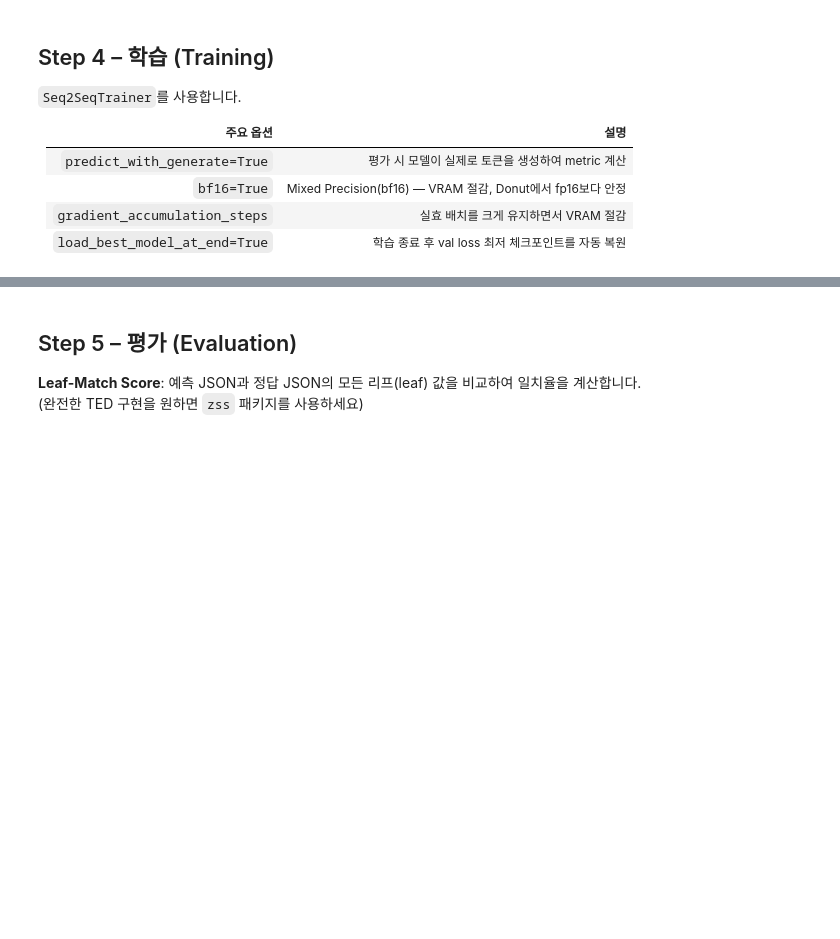
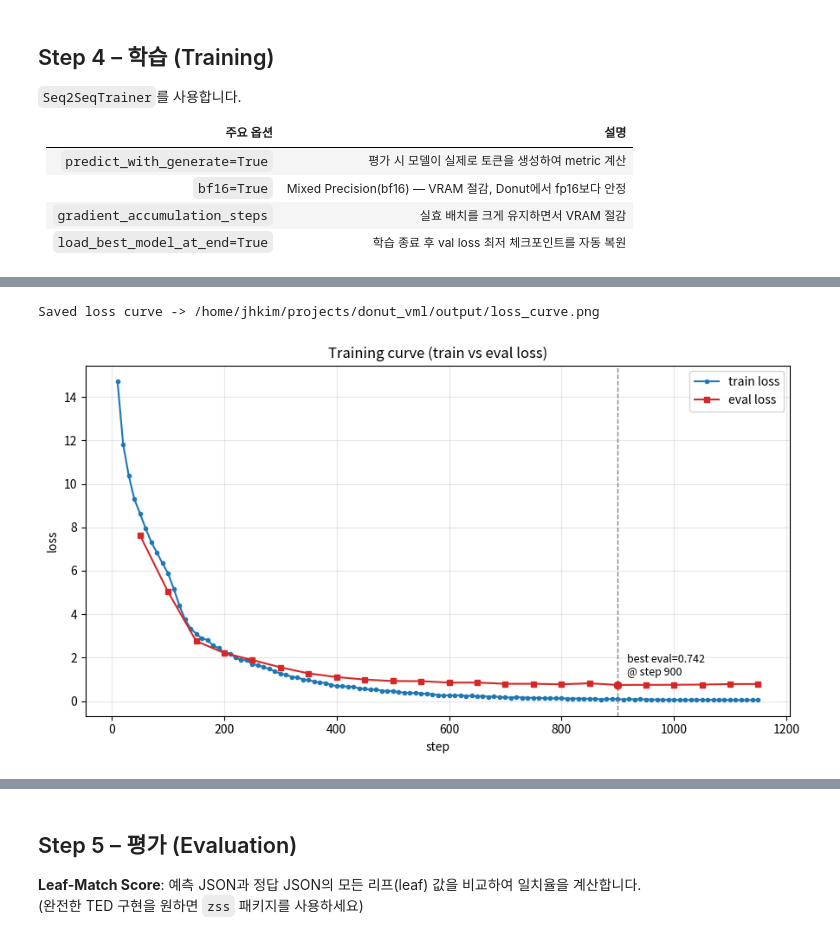
Before and after one commit to VLM-Doc-Analysis/Donut-VLM, a Jupyter notebook: donut_training_drawings.ipynb, the cells around one changed output, grey strips where cells are left out. Saved outputs shown, nothing was run; the diff lists cells and outputs as text; code cells hidden in the pictures; blank space fills up the shorter version.

```diff
--- a/donut_training_drawings.ipynb
+++ b/donut_training_drawings.ipynb
@@ -1002,6 +1113,8 @@ if CFG["wandb"]["enabled"]:
         name=CFG["wandb"]["run_name"],
         config=CFG,
     )
+
+from transformers import EarlyStoppingCallback   # 조기 종료 콜백
 
 tcfg = CFG["training"]
 
@@ -1029,11 +1142,18 @@ training_args = Seq2SeqTrainingArguments(
     greater_is_better           = False,      # loss는 낮을수록 좋음
 )
 
+# eval_loss 가 좋아지지 않으면 학습을 일찍 멈춥니다 (load_best_model_at_end 로 best 복원).
+callbacks = []
+patience  = tcfg.get("early_stopping_patience")
+if patience:
+    callbacks.append(EarlyStoppingCallback(early_stopping_patience=patience))
+
 trainer = Seq2SeqTrainer(
     model         = model,
     args          = training_args,
     train_dataset = train_ds,
     eval_dataset  = val_ds,
+    callbacks     = callbacks,
 )
 
 # 실효 배치 크기 = batch_size × gradient_accumulation_steps
@@ -1077,0 +1202,70 @@ There were missing keys in the checkpoint model loaded: ['decoder.lm_head.weight
+# %%
+# ── 학습 곡선: train_loss vs eval_loss (과적합 점검) ──────────────
+# 학습 직후 실행하세요. train은 계속 내려가는데 eval이 정체/상승하면 과적합 신호입니다.
+# trainer가 메모리에 있으면 그 로그를, 없으면(커널 재시작) 최신 체크포인트의 로그를 사용합니다.
+import os, glob, json
+from pathlib import Path
+import matplotlib.pyplot as plt
+
+
+def load_log_history():
+    """trainer.state.log_history 우선, 없으면 최신 checkpoint-*/trainer_state.json."""
+    if "trainer" in globals() and getattr(trainer, "state", None) is not None:
+        return trainer.state.log_history
+    out = CFG["training"]["output_dir"] if "CFG" in globals() else "checkpoints_drawings"
+    ckpts = sorted(glob.glob(os.path.join(out, "checkpoint-*")),
+                   key=lambda p: int(p.split("-")[-1]))
+    if not ckpts:
+        raise FileNotFoundError(f"No log history (trainer 없음, {out}에 checkpoint도 없음).")
+    state = json.load(open(os.path.join(ckpts[-1], "trainer_state.json"), encoding="utf-8"))
+    return state.get("log_history", [])
+
+
+log   = load_log_history()
+train = [(e["step"], e["loss"])      for e in log if "loss" in e and "eval_loss" not in e]
+evals = [(e["step"], e["eval_loss"]) for e in log if "eval_loss" in e]
+
+fig, ax = plt.subplots(figsize=(9, 5))
+if train:
+    ax.plot(*zip(*train), "o-", color="tab:blue", markersize=3, label="train loss")
+if evals:
+    ax.plot(*zip(*evals), "s-", color="tab:red", markersize=4, label="eval loss")
+    best_step, best_eval = min(evals, key=lambda x: x[1])
+    ax.axvline(best_step, ls="--", color="gray", lw=1)
+    ax.scatter([best_step], [best_eval], color="tab:red", zorder=5)
+    ax.annotate(f"best eval={best_eval:.3f}\n@ step {best_step}", (best_step, best_eval),
+                textcoords="offset points", xytext=(8, 8), fontsize=9)
+ax.set_xlabel("step")
+ax.set_ylabel("loss")
+ax.set_title("Training curve (train vs eval loss)")
+ax.legend()
+ax.grid(alpha=0.3)
+plt.tight_layout()
+
+OUT = Path("output") / "loss_curve.png"
+OUT.parent.mkdir(parents=True, exist_ok=True)
+fig.savefig(OUT, dpi=150)
+print(f"Saved loss curve -> {OUT.resolve()}")
+plt.show()
+
+# ── 과적합 간단 진단 ─────────────────────────────────────────────
+if train and evals:
+    final_train          = train[-1][1]
+    best_step, best_eval = min(evals, key=lambda x: x[1])
+    final_eval           = evals[-1][1]
+    last_step            = evals[-1][0]
+    print(f"final train loss : {final_train:.3f}")
+    print(f"best  val  loss : {best_eval:.3f} @ step {best_step}")
+    print(f"final val  loss : {final_eval:.3f}")
+    gap   = final_eval - final_train          # train≪eval 이면 일반화 실패
+    rose  = final_eval > best_eval + 1e-3     # best 이후 eval 상승
+    early = best_step < last_step             # eval 최저가 끝보다 앞
+    if gap > 0.2 and (rose or early):
+        print(f"=> Overfitting likely: train << val (gap {gap:.2f})"
+              f"{', val rose after best' if rose else ''}"
+              f"{', best is before the end' if early else ''}.")
+    else:
+        print(f"=> Weak overfitting signal (gap {gap:.2f}).")
+# %% [output]
+Saved loss curve -> /home/jhkim/projects/donut_vml/output/loss_curve.png
+[figure, added]
```
Also changed, not shown: parts of 22 cells of this notebook.
